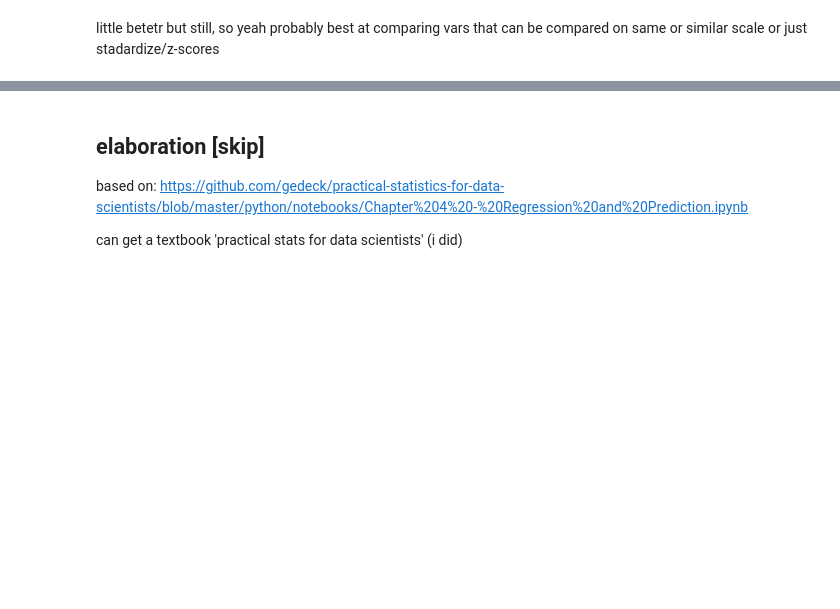
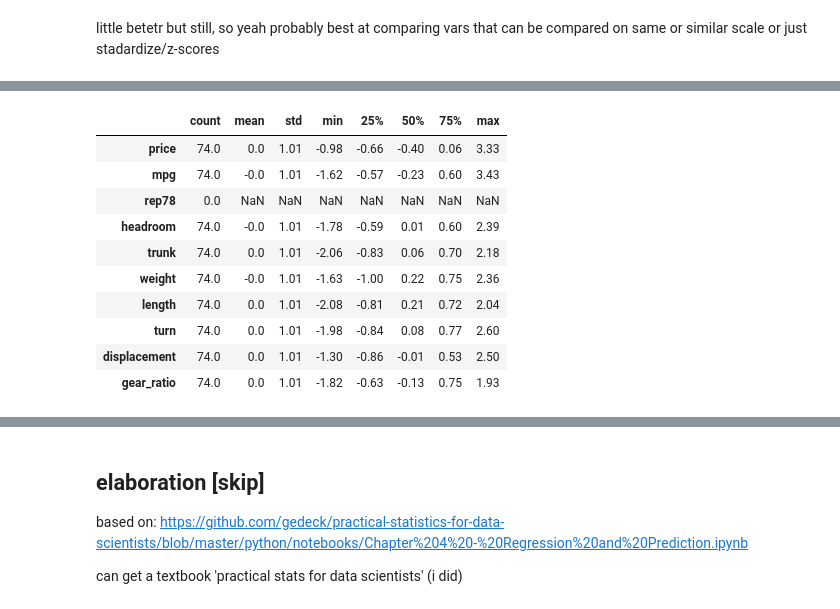
Before and after one commit to theaok/vis, a Jupyter notebook: ols.ipynb, the cells around one changed output, grey strips where cells are left out. Drawn from its saved outputs; the diff is of its cells as text; code cells hidden in the pictures; blank space fills up the shorter version.

```diff
--- a/ols.ipynb
+++ b/ols.ipynb
@@ -103,0 +119,16 @@ little betetr but still, so yeah probably best at comparing vars that can be com
+# %%
+from scipy.stats import zscore
+autoZ = zscore(auto.select_dtypes(include='number'))
+autoZ.describe().round(2).T
+# %% [output]
+|  | count | mean | std | min | 25% | 50% | 75% | max |
+| price | 74.0 | 0.0 | 1.01 | -0.98 | -0.66 | -0.40 | 0.06 | 3.33 |
+| mpg | 74.0 | -0.0 | 1.01 | -1.62 | -0.57 | -0.23 | 0.60 | 3.43 |
+| rep78 | 0.0 | NaN | NaN | NaN | NaN | NaN | NaN | NaN |
+| headroom | 74.0 | -0.0 | 1.01 | -1.78 | -0.59 | 0.01 | 0.60 | 2.39 |
+| trunk | 74.0 | 0.0 | 1.01 | -2.06 | -0.83 | 0.06 | 0.70 | 2.18 |
+| weight | 74.0 | -0.0 | 1.01 | -1.63 | -1.00 | 0.22 | 0.75 | 2.36 |
+| length | 74.0 | 0.0 | 1.01 | -2.08 | -0.81 | 0.21 | 0.72 | 2.04 |
+| turn | 74.0 | 0.0 | 1.01 | -1.98 | -0.84 | 0.08 | 0.77 | 2.60 |
+| displacement | 74.0 | 0.0 | 1.01 | -1.30 | -0.86 | -0.01 | 0.53 | 2.50 |
+| gear_ratio | 74.0 | 0.0 | 1.01 | -1.82 | -0.63 | -0.13 | 0.75 | 1.93 |
```
Also changed, not shown: parts of 6 cells of this notebook.
